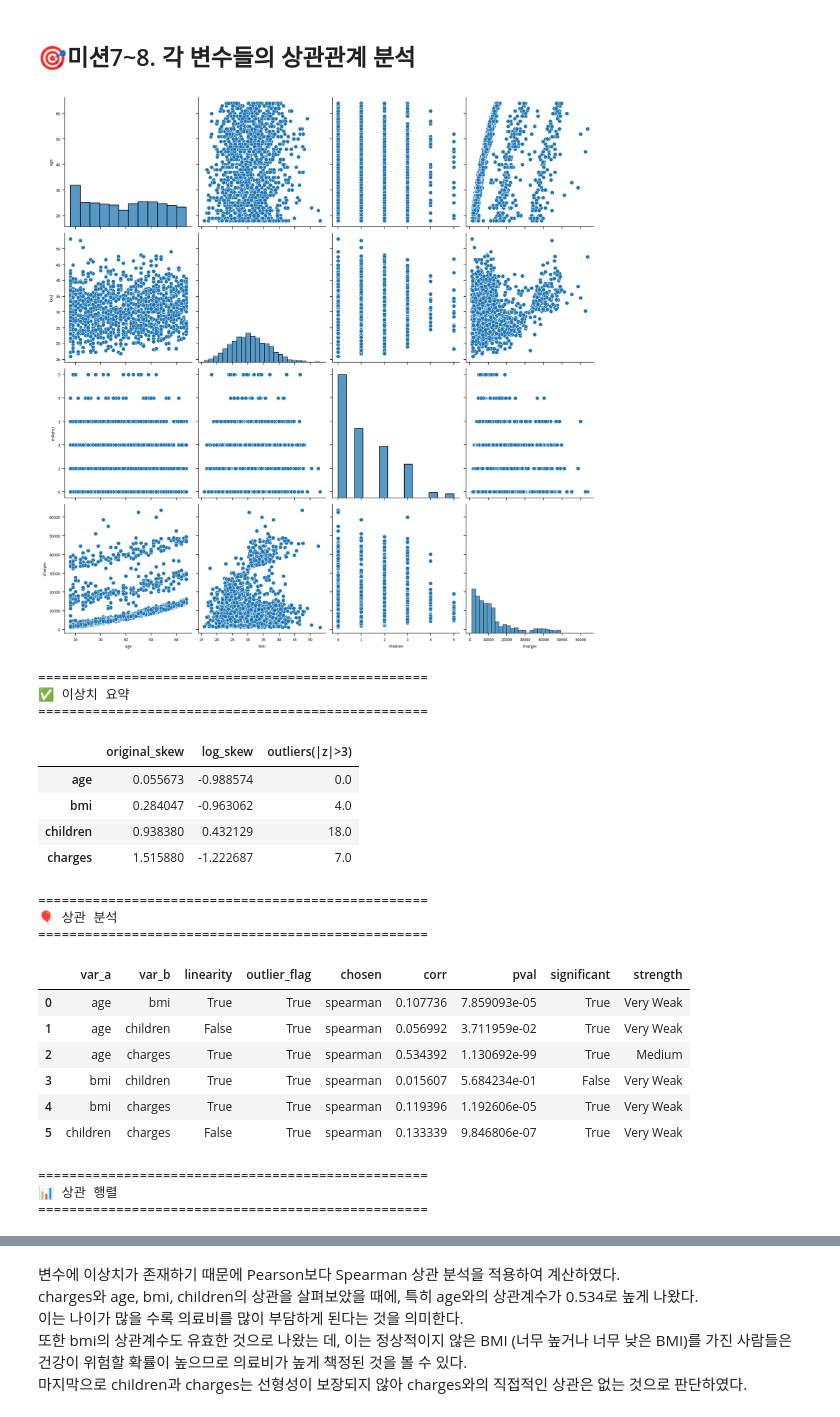
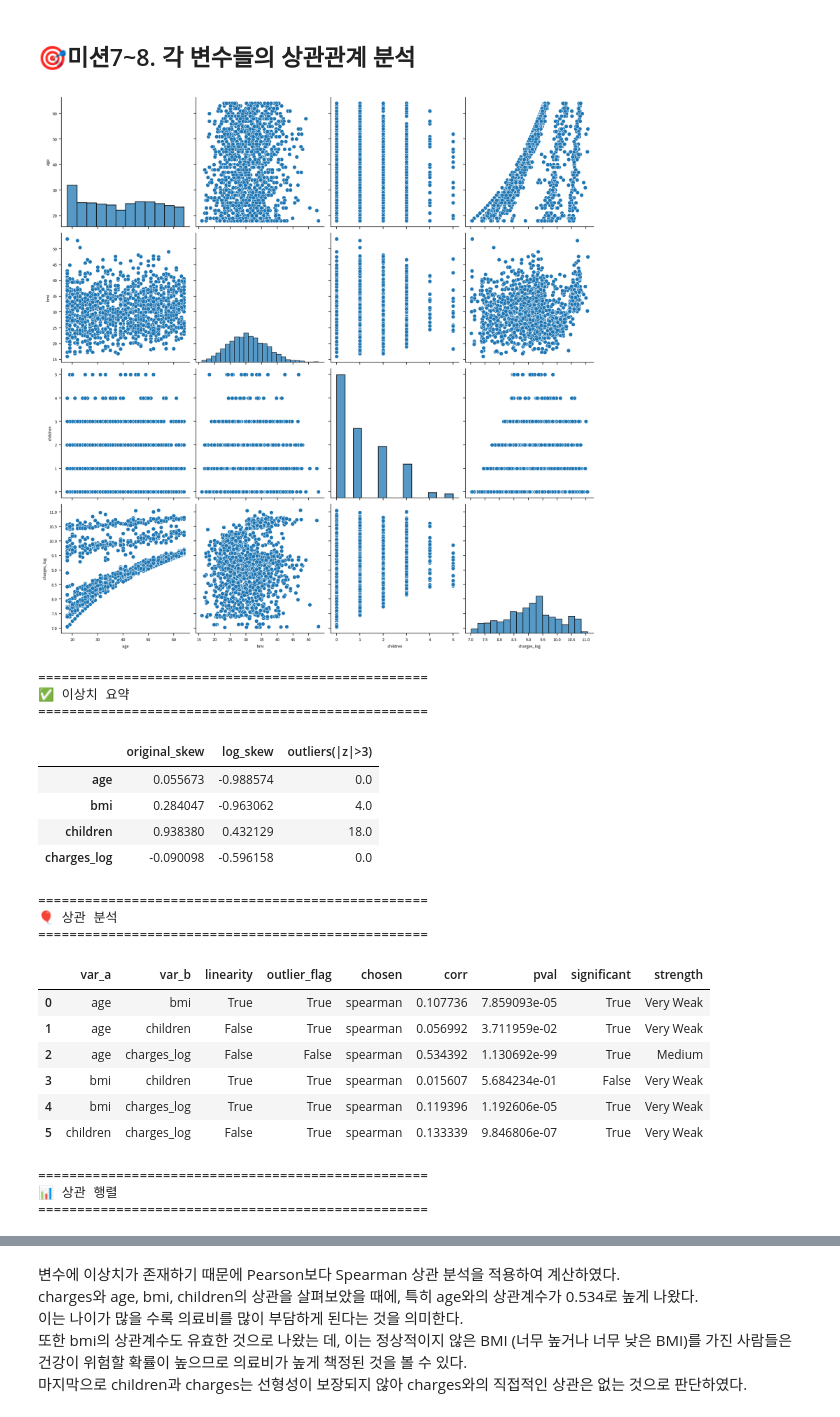
Before and after one commit to Jeronimo6344/data-analysis-basic, a Jupyter notebook: 개인 1차 프로젝트/6. Insurance 회귀 분석 캡스톤(김선규).ipynb, the cells around one changed output, grey strips where cells are left out. Saved outputs shown, nothing was run; the diff lists cells and outputs as text; code cells hidden in the pictures.

```diff
--- a/개인 1차 프로젝트/6. Insurance 회귀 분석 캡스톤(김선규).ipynb
+++ b/개인 1차 프로젝트/6. Insurance 회귀 분석 캡스톤(김선규).ipynb
@@ -707,7 +707,7 @@ for factor in xname:
 ## 🎯미션7~8. 각 변수들의 상관관계 분석
 # %%
 # 데이터 입력
-df2=origin.filter(['age', 'bmi', 'children', 'charges'])
+df2=df.filter(['age', 'bmi', 'children', 'charges_log'])
 
 # 패키지 참조
 from hossam import load_data
@@ -809,34 +809,34 @@ for a, b in combinations(df2.columns, 2):
         'strength':strength
     })
 summary_df=DataFrame(rows)
 display(summary_df)
 
 # 상관 행렬
 print('='*50)
 print('📊 상관 행렬')
 print('='*50)
 vars=sorted(set(summary_df['var_a']).union(summary_df['var_b']))
 corr_matrix=DataFrame(np.nan, index=vars, columns=vars)
 for _, row in summary_df.iterrows():
     a, b, r = row['var_a'], row['var_b'], row['corr']
     corr_matrix.loc[a,b]=r
     corr_matrix.loc[b,a]=r
 np.fill_diagonal(corr_matrix.values,1)
 display(corr_matrix)
 
 # 상관행렬 시각화
 width_px=1000
 height_px=800
 rows=1
 cols=1
 figsize=(width_px/my_dpi, height_px/my_dpi)
 fig, ax=plt.subplots(rows, cols, figsize=figsize, dpi=my_dpi)
 sb.heatmap(data=corr_matrix, annot=True, fmt='0.3f', linewidth=0.5, cmap='Blues', annot_kws={'size':10})
 plt.tight_layout()
 plt.show()
 plt.close()
 # %% [output]
-[figure, old version]
+[figure, new version]
 ==================================================
 ✅ 이상치 요약
 ==================================================
@@ -844,17 +844,17 @@ plt.close()
 | age | 0.055673 | -0.988574 | 0.0 |
 | bmi | 0.284047 | -0.963062 | 4.0 |
 | children | 0.938380 | 0.432129 | 18.0 |
-| charges | 1.515880 | -1.222687 | 7.0 |
+| charges_log | -0.090098 | -0.596158 | 0.0 |
 ==================================================
 🎈 상관 분석
 ==================================================
 |  | var_a | var_b | linearity | outlier_flag | chosen | corr | pval | significant | strength |
 | 0 | age | bmi | True | True | spearman | 0.107736 | 7.859093e-05 | True | Very Weak |
 | 1 | age | children | False | True | spearman | 0.056992 | 3.711959e-02 | True | Very Weak |
-| 2 | age | charges | True | True | spearman | 0.534392 | 1.130692e-99 | True | Medium |
+| 2 | age | charges_log | False | False | spearman | 0.534392 | 1.130692e-99 | True | Medium |
 | 3 | bmi | children | True | True | spearman | 0.015607 | 5.684234e-01 | False | Very Weak |
-| 4 | bmi | charges | True | True | spearman | 0.119396 | 1.192606e-05 | True | Very Weak |
-| 5 | children | charges | False | True | spearman | 0.133339 | 9.846806e-07 | True | Very Weak |
+| 4 | bmi | charges_log | True | True | spearman | 0.119396 | 1.192606e-05 | True | Very Weak |
+| 5 | children | charges_log | False | True | spearman | 0.133339 | 9.846806e-07 | True | Very Weak |
 ==================================================
 📊 상관 행렬
 ==================================================
```
Also changed, not shown: parts of 2 cells of this notebook, 1 other file.
